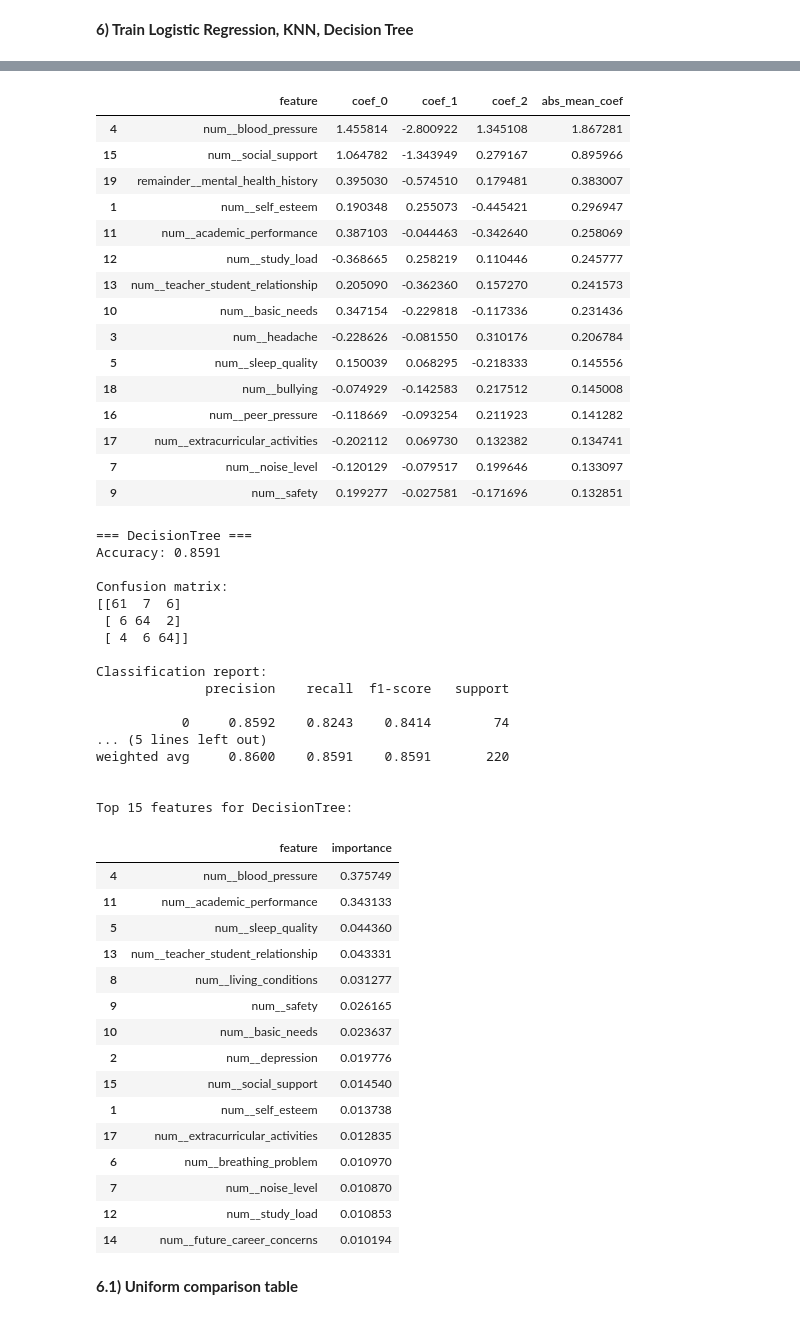
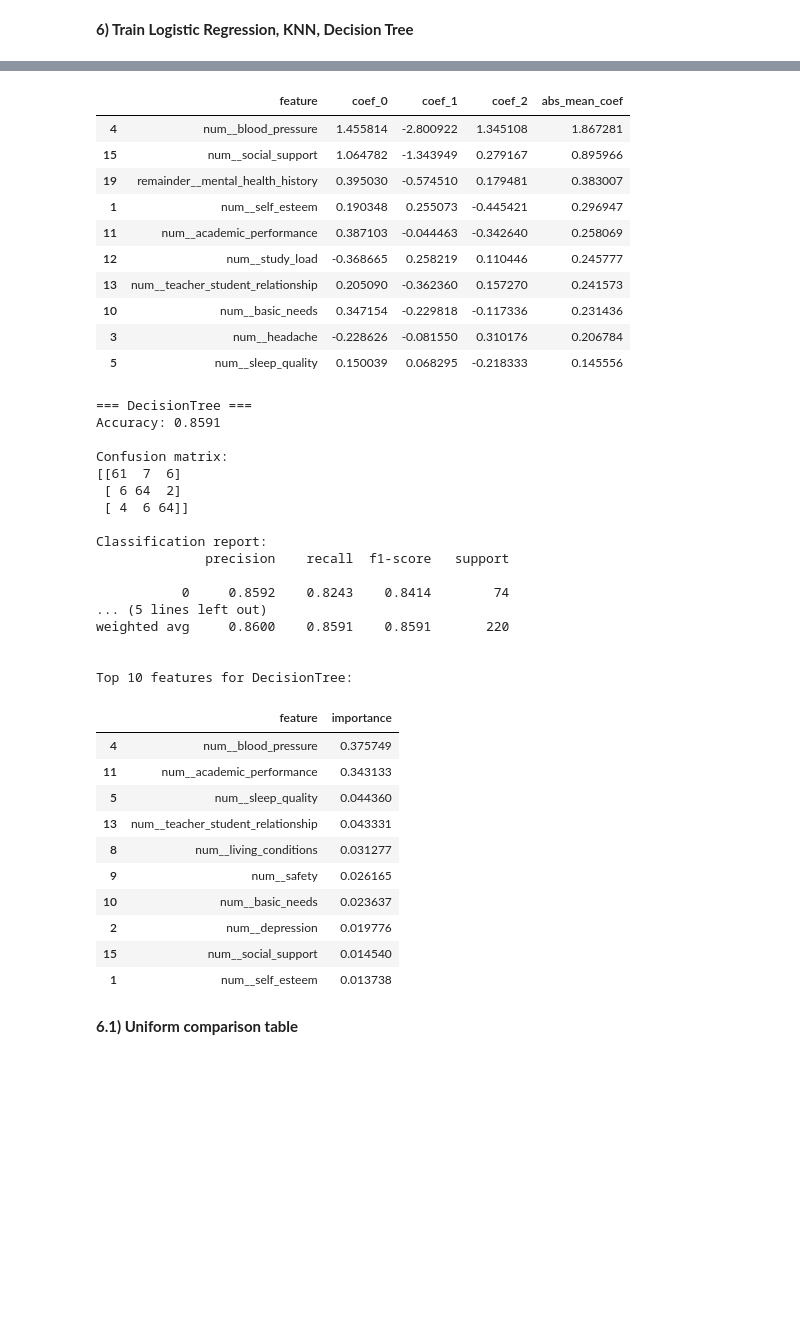
Before and after one commit to luispabloaiello-da/final_project, a Jupyter notebook: notebooks/_main_model_training.ipynb, the cells around one changed output, grey strips where cells are left out. Drawn from its saved outputs; the diff is of its cells as text; code cells hidden in the pictures; blank space fills up the shorter version.

```diff
--- a/notebooks/_main_model_training.ipynb
+++ b/notebooks/_main_model_training.ipynb
@@ -227,7 +231,7 @@ results = run_models_with_importances(
     preprocess=preprocess,
     X_train=X_train, y_train=y_train,
     X_test=X_test,   y_test=y_test,
-    top=15,
+    top=10,
     plot=False,
     save_csv=False
 )
@@ -260,44 +264,34 @@ Top 15 features for LogisticRegression:
 | 10 | num__basic_needs | 0.347154 | -0.229818 | -0.117336 | 0.231436 |
 | 3 | num__headache | -0.228626 | -0.081550 | 0.310176 | 0.206784 |
 | 5 | num__sleep_quality | 0.150039 | 0.068295 | -0.218333 | 0.145556 |
-| 18 | num__bullying | -0.074929 | -0.142583 | 0.217512 | 0.145008 |
-| 16 | num__peer_pressure | -0.118669 | -0.093254 | 0.211923 | 0.141282 |
-| 17 | num__extracurricular_activities | -0.202112 | 0.069730 | 0.132382 | 0.134741 |
-| 7 | num__noise_level | -0.120129 | -0.079517 | 0.199646 | 0.133097 |
-| 9 | num__safety | 0.199277 | -0.027581 | -0.171696 | 0.132851 |
 === DecisionTree ===
 Accuracy: 0.8591
 
 Confusion matrix:
 [[61  7  6]
  [ 6 64  2]
  [ 4  6 64]]
 
 Classification report:
               precision    recall  f1-score   support
 
            0     0.8592    0.8243    0.8414        74
 ... (5 lines left out)
 weighted avg     0.8600    0.8591    0.8591       220
 
 
-Top 15 features for DecisionTree:
+Top 10 features for DecisionTree:
 |  | feature | importance |
 | 4 | num__blood_pressure | 0.375749 |
 | 11 | num__academic_performance | 0.343133 |
 | 5 | num__sleep_quality | 0.044360 |
 | 13 | num__teacher_student_relationship | 0.043331 |
 | 8 | num__living_conditions | 0.031277 |
 | 9 | num__safety | 0.026165 |
 | 10 | num__basic_needs | 0.023637 |
 | 2 | num__depression | 0.019776 |
 | 15 | num__social_support | 0.014540 |
 | 1 | num__self_esteem | 0.013738 |
-| 17 | num__extracurricular_activities | 0.012835 |
-| 6 | num__breathing_problem | 0.010970 |
-| 7 | num__noise_level | 0.010870 |
-| 12 | num__study_load | 0.010853 |
-| 14 | num__future_career_concerns | 0.010194 |
 # %% [markdown]
 **6.1) Uniform comparison table**
 # %%
```
Also changed, not shown: parts of 9 cells of this notebook, 22 other files.
